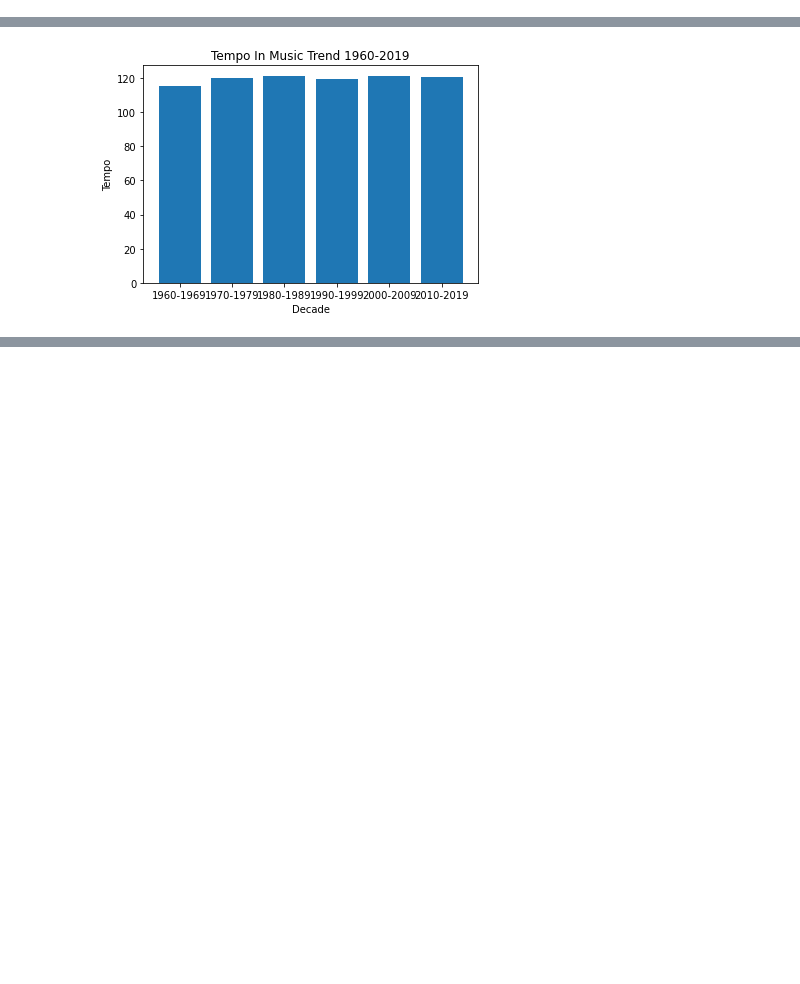
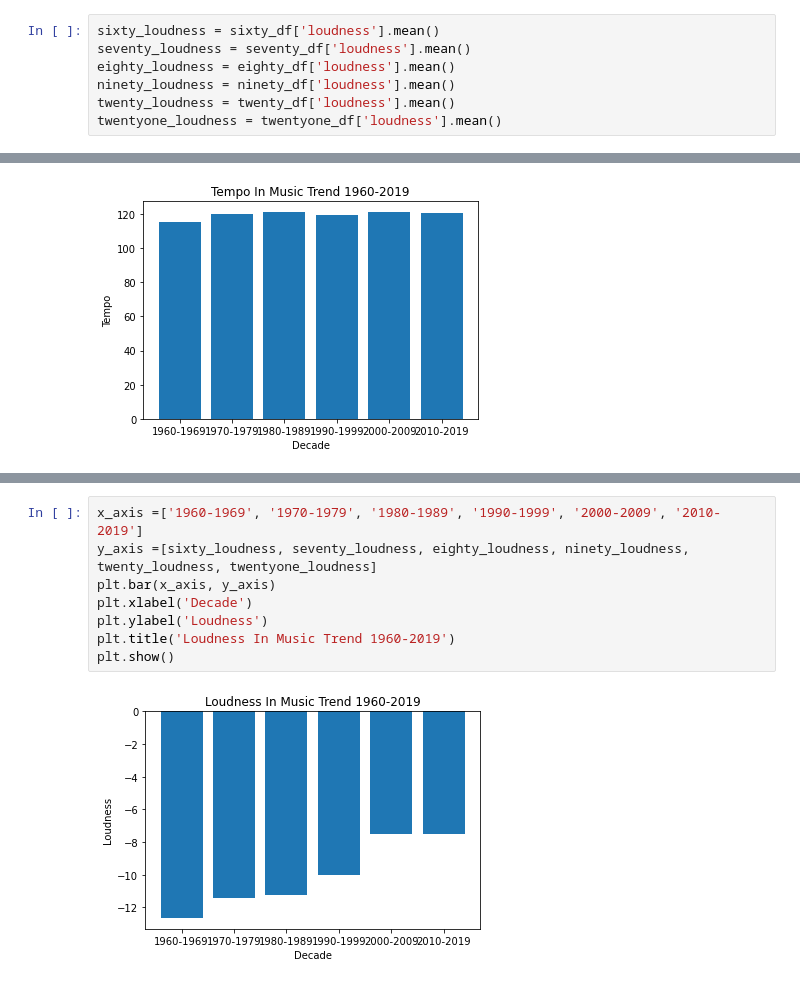
Before and after one commit to CameronSunyich/Group_Final_Project, a Jupyter notebook: Trends Graphs by Decades.ipynb, the cells around one changed output, grey strips where cells are left out. Cells and saved outputs as stored; diff of their text form; blank space fills up the shorter version.

```diff
--- a/Trends Graphs by Decades.ipynb
+++ b/Trends Graphs by Decades.ipynb
@@ -40,3 +47,10 @@ twentyone_tempo = twentyone_df['tempo'].mean()
+# %%
+sixty_loudness = sixty_df['loudness'].mean()
+seventy_loudness = seventy_df['loudness'].mean()
+eighty_loudness = eighty_df['loudness'].mean()
+ninety_loudness = ninety_df['loudness'].mean()
+twenty_loudness = twenty_df['loudness'].mean()
+twentyone_loudness = twentyone_df['loudness'].mean()
 # %%
 
 x_axis =['1960-1969', '1970-1979', '1980-1989', '1990-1999', '2000-2009', '2010-2019']
@@ -50,0 +75,10 @@ plt.show()
+# %%
+x_axis =['1960-1969', '1970-1979', '1980-1989', '1990-1999', '2000-2009', '2010-2019']
+y_axis =[sixty_loudness, seventy_loudness, eighty_loudness, ninety_loudness, twenty_loudness, twentyone_loudness]
+plt.bar(x_axis, y_axis)
+plt.xlabel('Decade')
+plt.ylabel('Loudness')
+plt.title('Loudness In Music Trend 1960-2019')
+plt.show()
+# %% [output]
+[figure, added]
```
Also changed, not shown: parts of 2 cells of this notebook.
